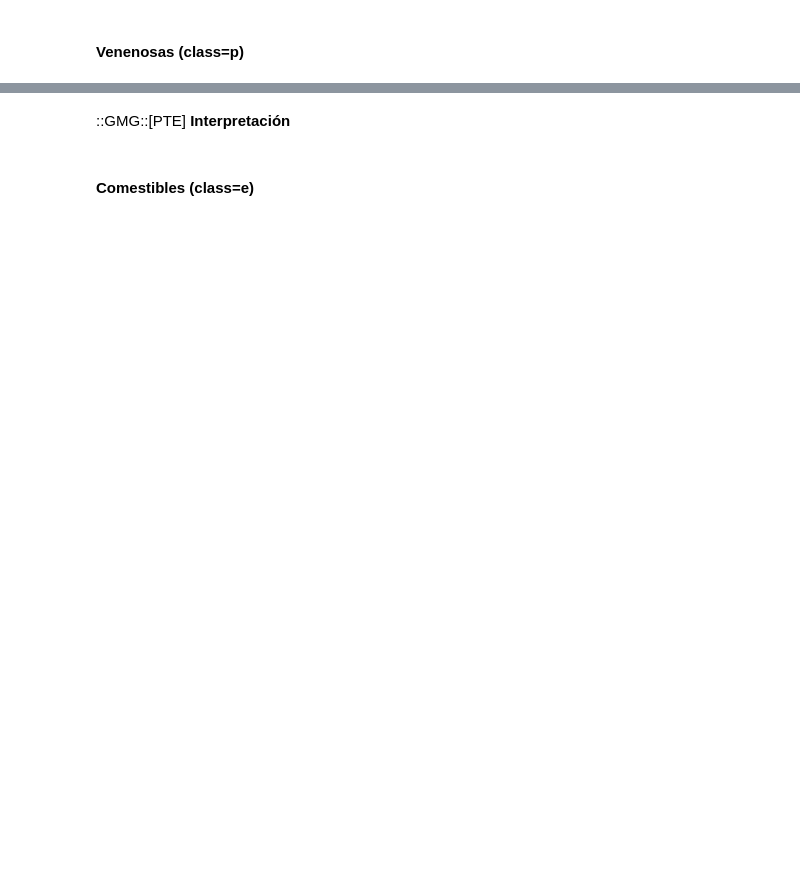
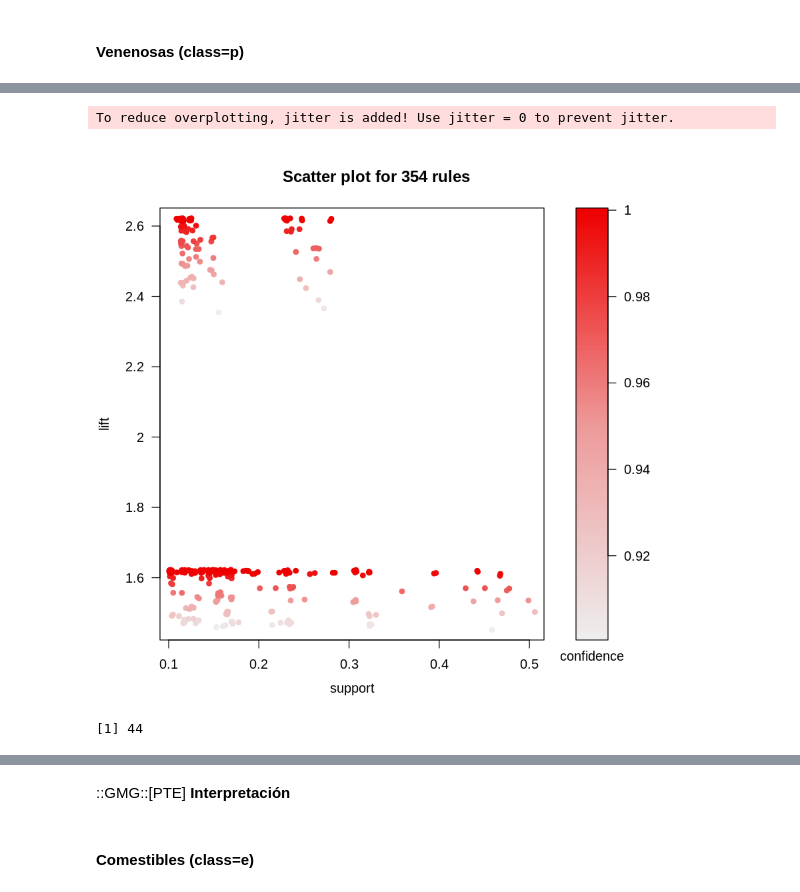
Before and after one commit to yerartdev/uc-m1966-datamining, a Jupyter notebook: d1/t1-m1966-variable-categorica.ipynb, the cells around one changed output, grey strips where cells are left out. Drawn from its saved outputs; the diff is of its cells as text; code cells hidden in the pictures; blank space fills up the shorter version.

```diff
--- a/d1/t1-m1966-variable-categorica.ipynb
+++ b/d1/t1-m1966-variable-categorica.ipynb
@@ -395,3 +529,13 @@ inspect(head(sort(rules.class.poisonous, by="confidence"), n = 5))
+# %%
+plot(rules.class.poisonous, measure = c("support", "lift"), shading = "confidence")
+# %% [output]
+To reduce overplotting, jitter is added! Use jitter = 0 to prevent jitter.
+[figure, added]
+# %%
+#::GMG::Vamos a ver cuántas reglas salen con lift superior a 2.6
+length(subset(rules.class.poisonous, subset = lift > 2.6))
+# %% [output]
+[1] 44
 # %%
 #::GMG::... mayor 'lift'
 inspect(head(sort(rules.class.poisonous, by="lift"), n = 5))
```
Also changed, not shown: parts of 39 cells of this notebook.
